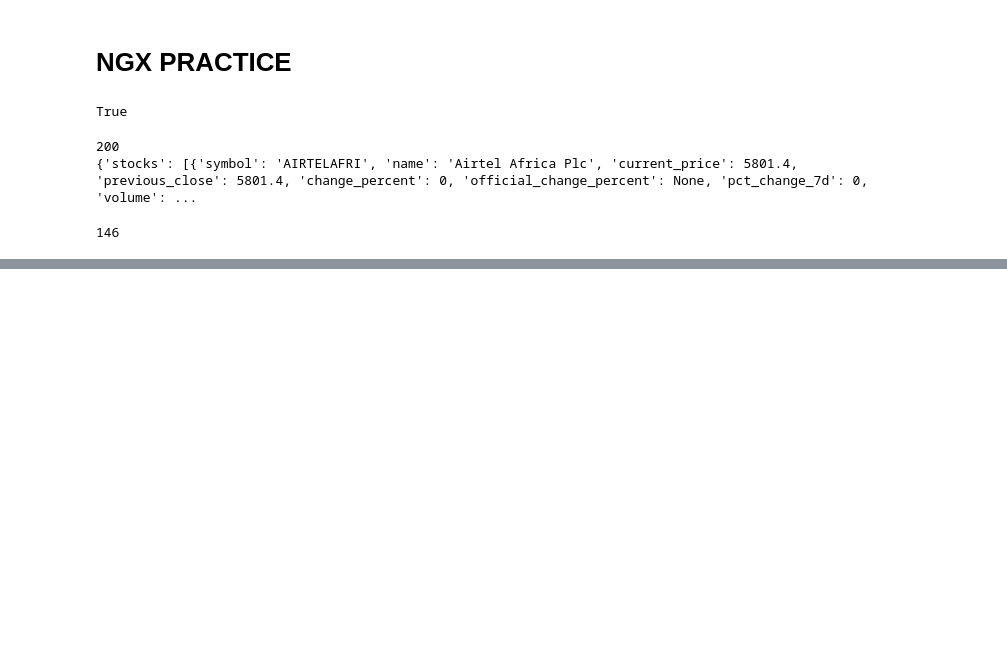
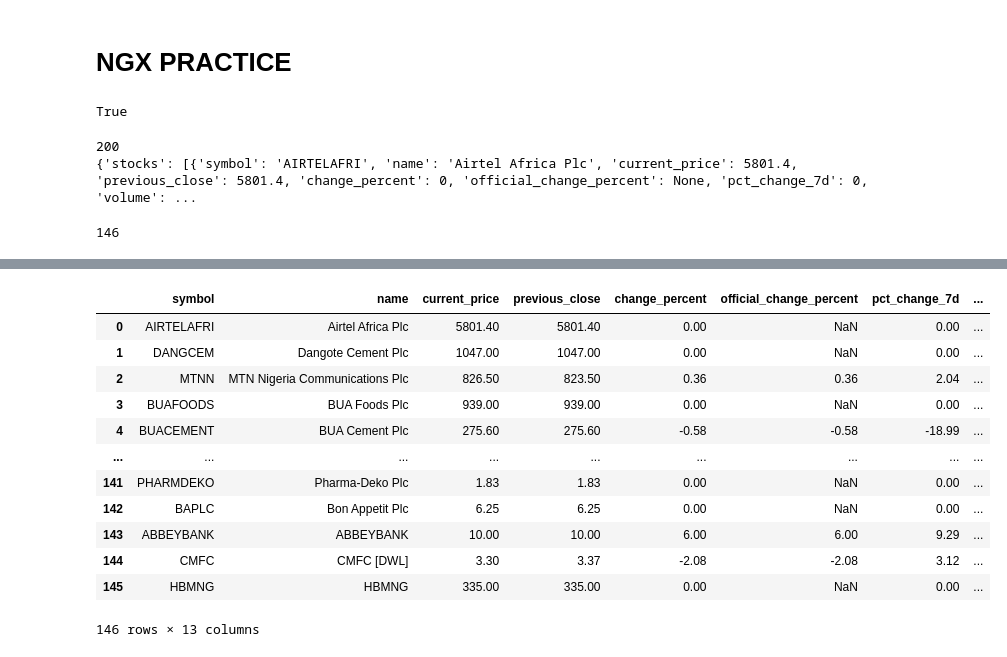
Before and after one commit to Udeani4/SectorLevel_StockPerformance_Predictoion, a Jupyter notebook: ngx_practice.ipynb, the cells around one changed output, grey strips where cells are left out. Saved outputs shown, nothing was run; the diff lists cells and outputs as text; code cells hidden in the pictures; blank space fills up the shorter version.

```diff
--- a/ngx_practice.ipynb
+++ b/ngx_practice.ipynb
@@ -37,0 +73,26 @@ len(data['stocks'])
+# %%
+import requests
+import pandas as pd
+from dotenv import load_dotenv
+import os
+
+ngx_api_key=os.getenv("NGX_API_KEY")
+
+# url = "https://www.ngxpulse.ng/api/ngxdata/stocks/DANGCEM/history"
+
+# headers = {
+#     "X-API-Key": ngx_api_key,
+#     "Content-Type": "application/json"
+# }
+
+# response = requests.get(url, headers=headers)
+
+# response.raise_for_status()
+
+# data = response.json()
+
+# df = pd.DataFrame(data)
+
+# df.head()
+
+# # df.to_csv("DANGCEM_history.csv", index=False)
@@ -37,0 +259,29 @@ len(data['stocks'])
+# %%
+import requests
+import pandas as pd
+
+url = "https://www.ngxpulse.ng/api/ngxdata/stocks"
+
+headers = {
+    "X-API-Key": ngx_api_key
+}
+
+stocks = requests.get(url, headers=headers).json()
+# %%
+df = pd.DataFrame(stocks['stocks'])
+
+df
+# %% [output]
+|  | symbol | name | current_price | previous_close | change_percent | official_change_percent | pct_change_7d | ... |
+| 0 | AIRTELAFRI | Airtel Africa Plc | 5801.40 | 5801.40 | 0.00 | NaN | 0.00 | ... |
+| 1 | DANGCEM | Dangote Cement Plc | 1047.00 | 1047.00 | 0.00 | NaN | 0.00 | ... |
+| 2 | MTNN | MTN Nigeria Communications Plc | 826.50 | 823.50 | 0.36 | 0.36 | 2.04 | ... |
+| 3 | BUAFOODS | BUA Foods Plc | 939.00 | 939.00 | 0.00 | NaN | 0.00 | ... |
+| 4 | BUACEMENT | BUA Cement Plc | 275.60 | 275.60 | -0.58 | -0.58 | -18.99 | ... |
+| ... | ... | ... | ... | ... | ... | ... | ... | ... |
+| 141 | PHARMDEKO | Pharma-Deko Plc | 1.83 | 1.83 | 0.00 | NaN | 0.00 | ... |
+| 142 | BAPLC | Bon Appetit Plc | 6.25 | 6.25 | 0.00 | NaN | 0.00 | ... |
+| 143 | ABBEYBANK | ABBEYBANK | 10.00 | 10.00 | 6.00 | 6.00 | 9.29 | ... |
+| 144 | CMFC | CMFC [DWL] | 3.30 | 3.37 | -2.08 | -2.08 | 3.12 | ... |
+| 145 | HBMNG | HBMNG | 335.00 | 335.00 | 0.00 | NaN | 0.00 | ... |
+146 rows × 13 columns
```
Also changed, not shown: parts of 16 cells of this notebook, 2 other files.
